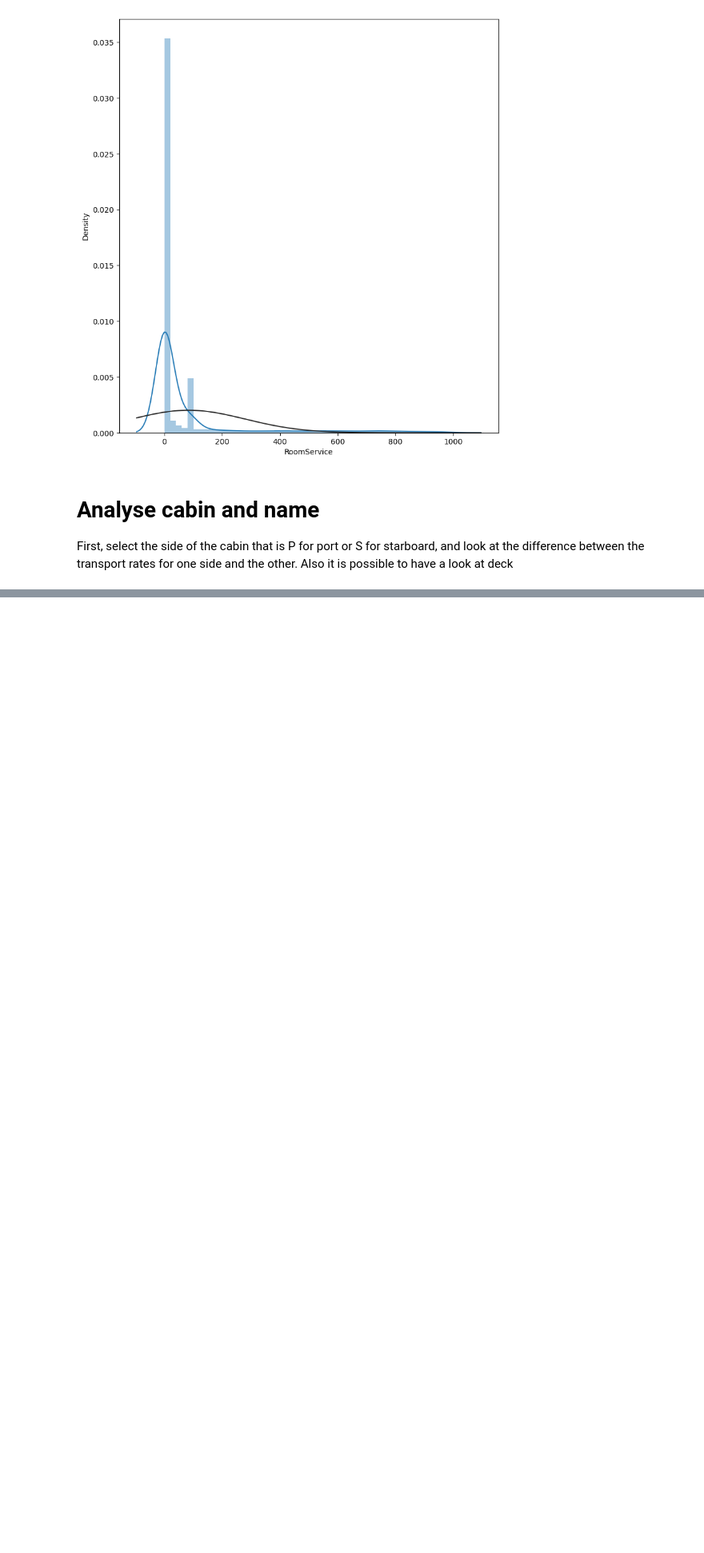
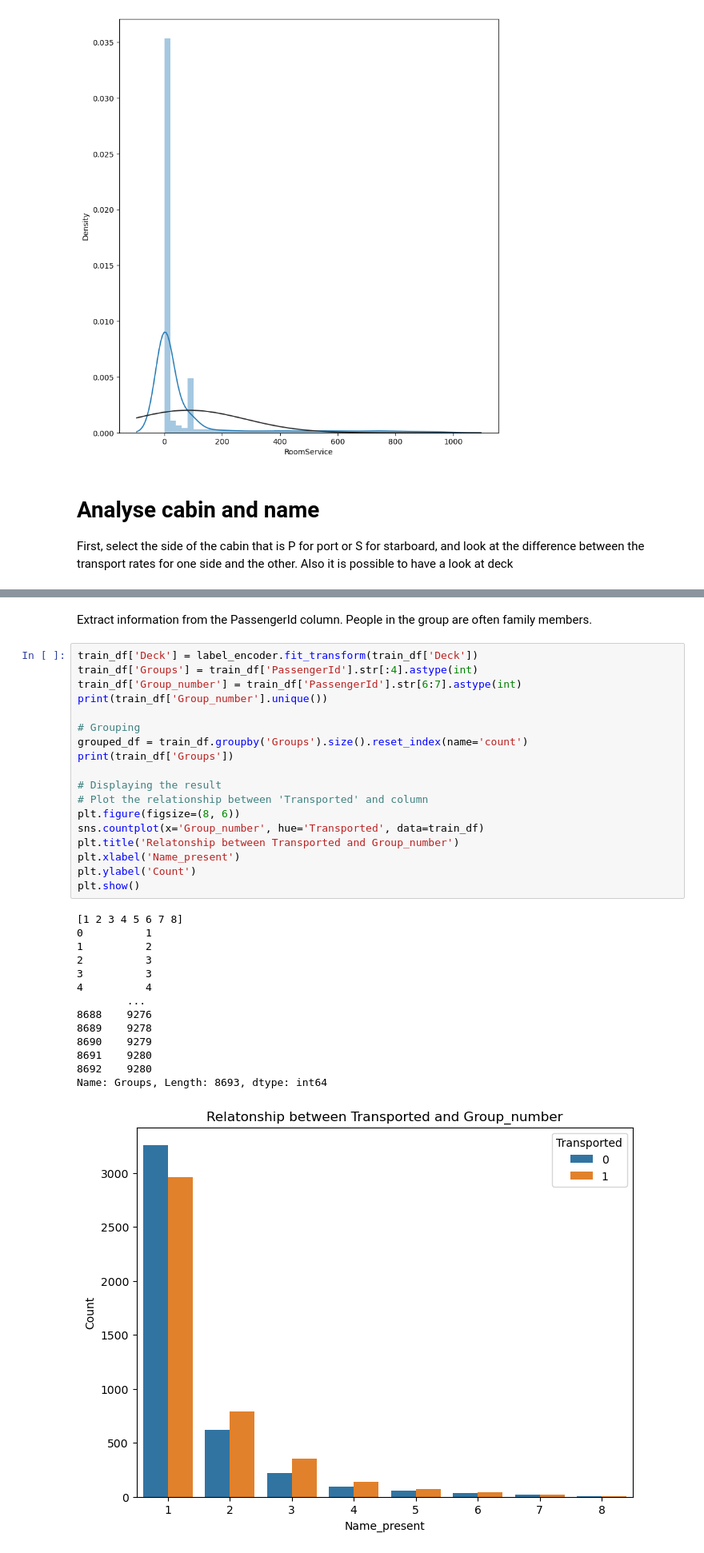
Before and after one commit to alshadani/Spaceship_titanic, a Jupyter notebook: src/spaceship.ipynb, the cells around one changed output, grey strips where cells are left out. Shown at 80% size. Cells and saved outputs as stored; diff of their text form; blank space fills up the shorter version.

```diff
--- a/src/spaceship.ipynb
+++ b/src/spaceship.ipynb
@@ -300,0 +299,35 @@ len(train_df['Name'].unique())
+# %% [markdown]
+Extract information from the PassengerId column. People in the group are often family members.
+# %%
+train_df['Deck'] = label_encoder.fit_transform(train_df['Deck'])
+train_df['Groups'] = train_df['PassengerId'].str[:4].astype(int)
+train_df['Group_number'] = train_df['PassengerId'].str[6:7].astype(int)
+print(train_df['Group_number'].unique())
+
+# Grouping
+grouped_df = train_df.groupby('Groups').size().reset_index(name='count')
+print(train_df['Groups'])
+
+# Displaying the result
+# Plot the relationship between 'Transported' and column
+plt.figure(figsize=(8, 6))
+sns.countplot(x='Group_number', hue='Transported', data=train_df)
+plt.title('Relatonship between Transported and Group_number')
+plt.xlabel('Name_present')
+plt.ylabel('Count')
+plt.show()
+# %% [output]
+[1 2 3 4 5 6 7 8]
+0          1
+1          2
+2          3
+3          3
+4          4
+        ...
+8688    9276
+8689    9278
+8690    9279
+8691    9280
+8692    9280
+Name: Groups, Length: 8693, dtype: int64
+[figure, added]
```
Also changed, not shown: parts of 15 cells of this notebook, 1 other file.
